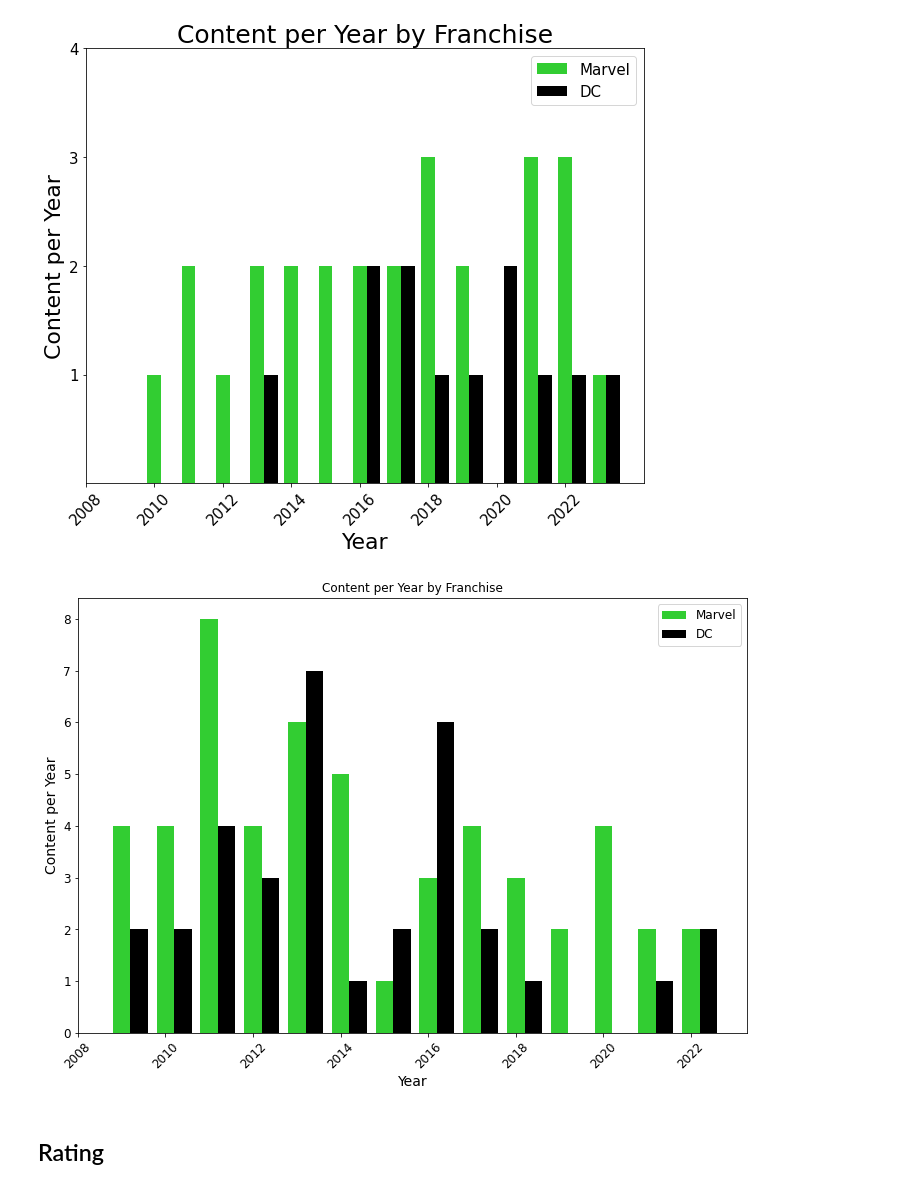
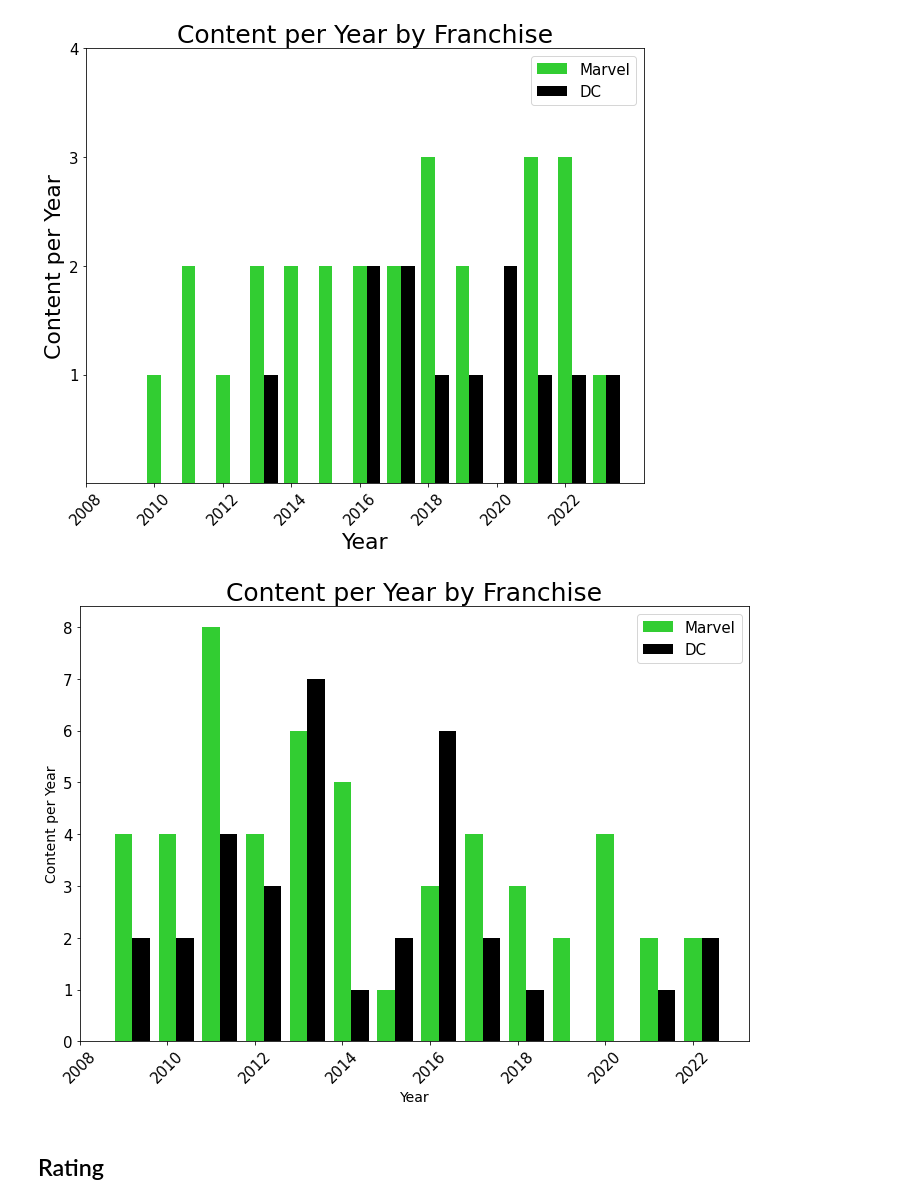
Before and after one commit to adambrennan150/Franchises, a Jupyter notebook: 108_CaseStudy.ipynb, the cells around one changed output. Drawn from its saved outputs; the diff is of its cells as text; code cells hidden in the pictures.

```diff
--- a/108_CaseStudy.ipynb
+++ b/108_CaseStudy.ipynb
@@ -117,32 +139,32 @@ plt.show()
 # %%
 count = range(0,9,1)
 
 # create the figure and axis objects
 fig, ax = plt.subplots(figsize=(12, 8))
 width = 0.4
 
 # plot the bar charts for each franchise
 ax.bar(marvel_games["year"], marvel_games["content_per_year"], width=width, label="Marvel", color = marvel_colour)
 ax.bar(dc_games["year"]+width, dc_games["content_per_year"], width=width, label="DC", color = dc_colour)
 
 # set the x and y axis labels and title
 ax.set_xlabel("Year", fontsize=14)
 ax.set_ylabel("Content per Year", fontsize=14)
-ax.set_title("Content per Year by Franchise")
+ax.set_title("Content per Year by Franchise",fontsize = subplot_title_size)
 
 # set the tick labels
 ax.set_xticks(years)
 ax.set_yticks(count)
 
 ax.tick_params(axis="x", labelrotation=45)
-plt.xticks(fontsize=12)
-plt.yticks(fontsize=12)
+plt.xticks(fontsize=tick_label_size)
+plt.yticks(fontsize=tick_label_size)
 # add the legend
-ax.legend(fontsize=12)
+ax.legend(fontsize=tick_label_size)
 
 # show the plot
 plt.show()
 # %% [output]
-[figure, old version]
+[figure, new version]
 # %% [markdown]
 ## Rating
```
Also changed, not shown: parts of 14 cells of this notebook.
